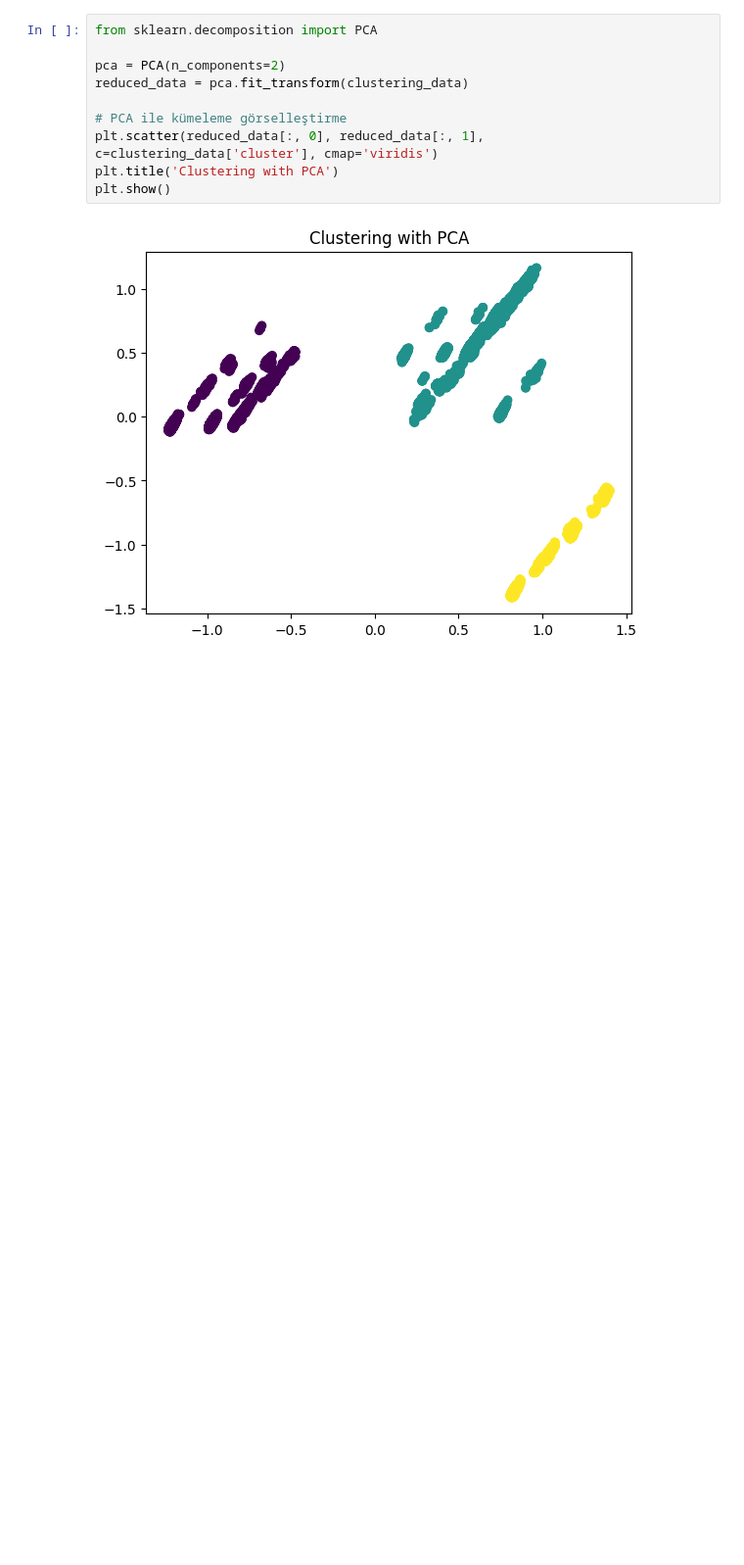
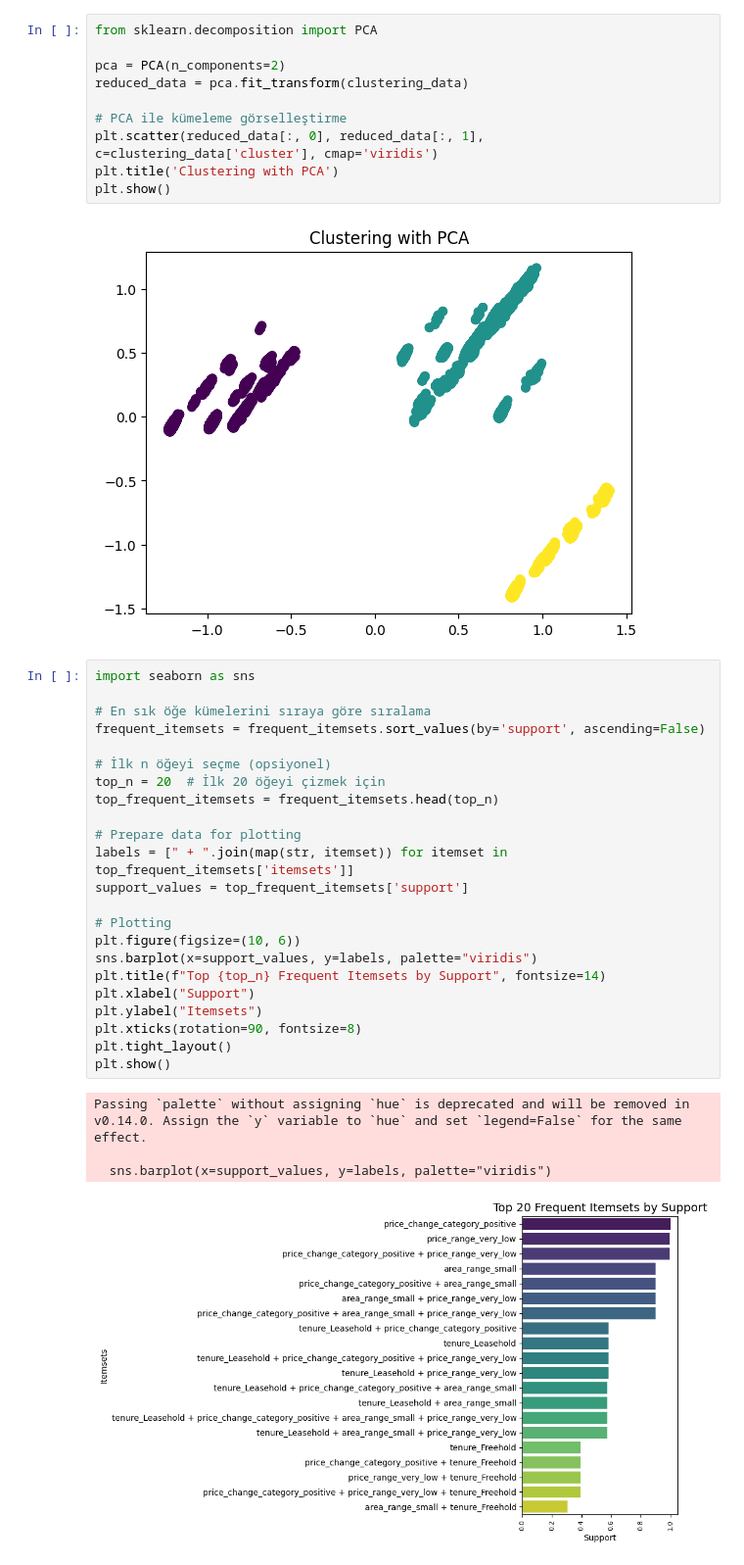
Before and after one commit to efeozgen/CSE4063_Project2, a Jupyter notebook: fp_growth.ipynb, the cells around one changed output. Shown at 98% size. Cells and saved outputs as stored; diff of their text form; blank space fills up the shorter version.

```diff
--- a/fp_growth.ipynb
+++ b/fp_growth.ipynb
@@ -248,6 +266,34 @@ plt.title('Clustering with PCA')
 plt.show()
 # %% [output]
 [figure]
+# %%
+import seaborn as sns
+
+# En sık öğe kümelerini sıraya göre sıralama
+frequent_itemsets = frequent_itemsets.sort_values(by='support', ascending=False)
+
+# İlk n öğeyi seçme (opsiyonel)
+top_n = 20  # İlk 20 öğeyi çizmek için
+top_frequent_itemsets = frequent_itemsets.head(top_n)
+
+# Prepare data for plotting
+labels = [" + ".join(map(str, itemset)) for itemset in top_frequent_itemsets['itemsets']]
+support_values = top_frequent_itemsets['support']
+
+# Plotting
+plt.figure(figsize=(10, 6))
+sns.barplot(x=support_values, y=labels, palette="viridis")
+plt.title(f"Top {top_n} Frequent Itemsets by Support", fontsize=14)
+plt.xlabel("Support")
+plt.ylabel("Itemsets")
+plt.xticks(rotation=90, fontsize=8)
+plt.tight_layout()
+plt.show()
+# %% [output]
+Passing `palette` without assigning `hue` is deprecated and will be removed in v0.14.0. Assign the `y` variable to `hue` and set `legend=False` for the same effect.
+
+  sns.barplot(x=support_values, y=labels, palette="viridis")
+[figure, added]
 # %%
 import networkx as nx
 import matplotlib.pyplot as plt
```
Also changed, not shown: parts of 4 cells of this notebook, 3 other files.
